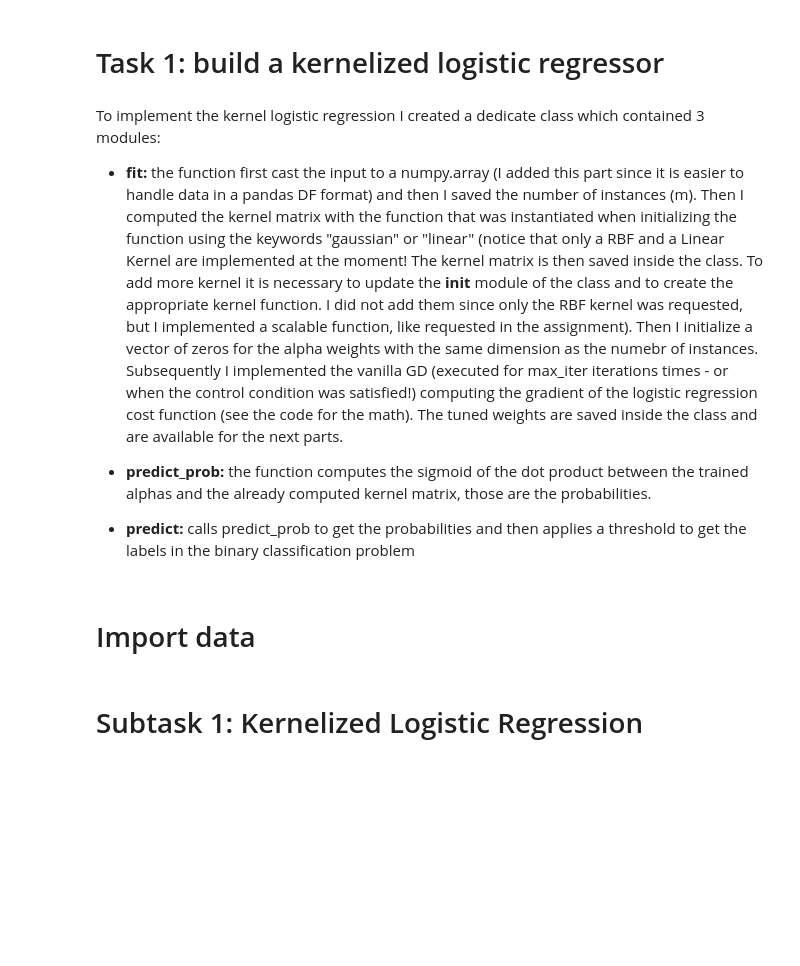
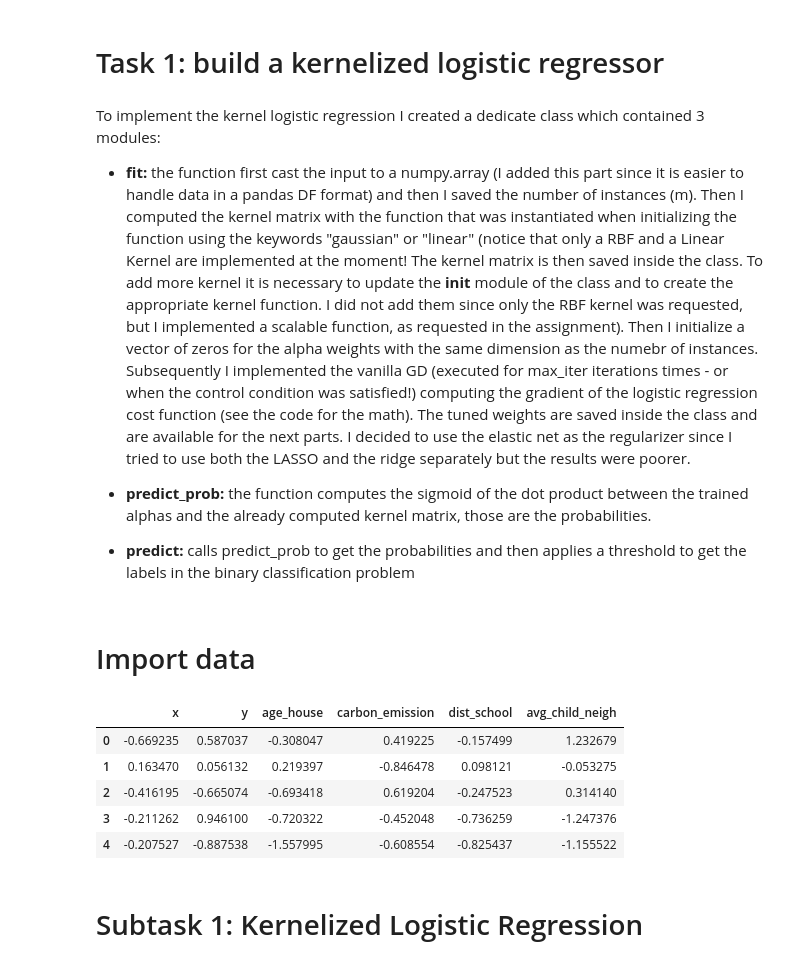
Before and after one commit to IZerab/Into_ML, a Jupyter notebook: PA6/Main.ipynb, the cells around one changed output. Saved outputs shown, nothing was run; the diff lists cells and outputs as text; code cells hidden in the pictures; blank space fills up the shorter version.

```diff
--- a/PA6/Main.ipynb
+++ b/PA6/Main.ipynb
@@ -27,7 +27,7 @@ warnings.filterwarnings('ignore')
 # %% [markdown]
 To implement the kernel logistic regression I created a dedicate class which contained 3 modules:
 
-- **fit:** the function first cast the input to a numpy.array (I added this part since it is easier to handle data in a pandas DF format) and then I saved the number of instances (m). Then I computed the kernel matrix with the function that was instantiated when initializing the function using the keywords "gaussian" or "linear" (notice that only a RBF and a Linear Kernel are implemented at the moment! The kernel matrix is then saved inside the class. To add more kernel it is necessary to update the __init__ module of the class and to create the appropriate kernel function. I did not add them since only the RBF kernel was requested, but I implemented a scalable function, like requested in the assignment). Then I initialize a vector of zeros for the alpha weights with the same dimension as the numebr of instances. Subsequently I implemented the vanilla GD (executed for max_iter iterations times - or when the control condition was satisfied!) computing the gradient of the logistic regression cost function (see the code for the math). The tuned weights are saved inside the class and are available for the next parts.
+- **fit:** the function first cast the input to a numpy.array (I added this part since it is easier to handle data in a pandas DF format) and then I saved the number of instances (m). Then I computed the kernel matrix with the function that was instantiated when initializing the function using the keywords "gaussian" or "linear" (notice that only a RBF and a Linear Kernel are implemented at the moment! The kernel matrix is then saved inside the class. To add more kernel it is necessary to update the __init__ module of the class and to create the appropriate kernel function. I did not add them since only the RBF kernel was requested, but I implemented a scalable function, as requested in the assignment). Then I initialize a vector of zeros for the alpha weights with the same dimension as the numebr of instances. Subsequently I implemented the vanilla GD (executed for max_iter iterations times - or when the control condition was satisfied!) computing the gradient of the logistic regression cost function (see the code for the math). The tuned weights are saved inside the class and are available for the next parts. I decided to use the elastic net as the regularizer since I tried to use both the LASSO and the ridge separately but the results were poorer.
 
 - **predict_prob:** the function computes the sigmoid of the dot product between the trained alphas and the already computed kernel matrix, those are the probabilities.
 
@@ -39,36 +39,40 @@ random.seed(42)
 
 hf = h5py.File("regression.h5", "r")
 x_train = np.array(hf.get("x_train"))
 y_train_double = np.array(hf.get("y_train"))
 x_test = np.array(hf.get("x_test"))
 y_test_double = np.array(hf.get("y_test"))
 hf.close()
 
 y_train_double = np.stack(y_train_double, axis=1 )
 y_test_double = np.stack(y_test_double, axis=1 )
 
 
 
 # scale the data
 my_scaler = StandardScaler()
 x_train = my_scaler.fit_transform(x_train)
 x_test = my_scaler.transform(x_test)
 
 # create a pandas df
 columns = ["x", "y", "age_house", "carbon_emission", "dist_school", "avg_child_neigh"]
 x_train = pd.DataFrame(x_train, columns = columns)
 x_test = pd.DataFrame(x_test, columns = columns)
 y_train = pd.Series(y_train_double[0], name="Chimney")
 y_test = pd.Series(y_test_double[0], name="Chimney")
 
 # create the ML dataframes for task 1.1
 x_train_1 = x_train.loc[:, ['x', 'y']]
 x_test_1 = x_test.loc[:, ['x', 'y']]
 
 x_train.head()
-
-y_train[y_train == 0] = -1
-y_test[y_test == 0] = -1
+# %% [output]
+|  | x | y | age_house | carbon_emission | dist_school | avg_child_neigh |
+| 0 | -0.669235 | 0.587037 | -0.308047 | 0.419225 | -0.157499 | 1.232679 |
+| 1 | 0.163470 | 0.056132 | 0.219397 | -0.846478 | 0.098121 | -0.053275 |
+| 2 | -0.416195 | -0.665074 | -0.693418 | 0.619204 | -0.247523 | 0.314140 |
+| 3 | -0.211262 | 0.946100 | -0.720322 | -0.452048 | -0.736259 | -1.247376 |
+| 4 | -0.207527 | -0.887538 | -1.557995 | -0.608554 | -0.825437 | -1.155522 |
 # %% [markdown]
 # Subtask 1: Kernelized Logistic Regression
 # %%
```
Also changed, not shown: parts of 15 cells of this notebook, 1 other file.
